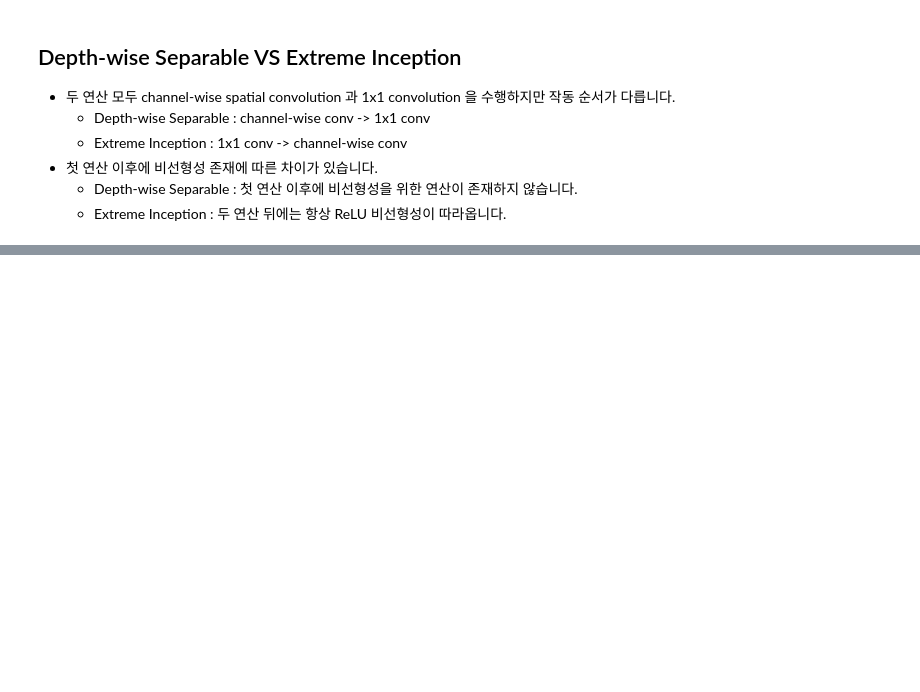
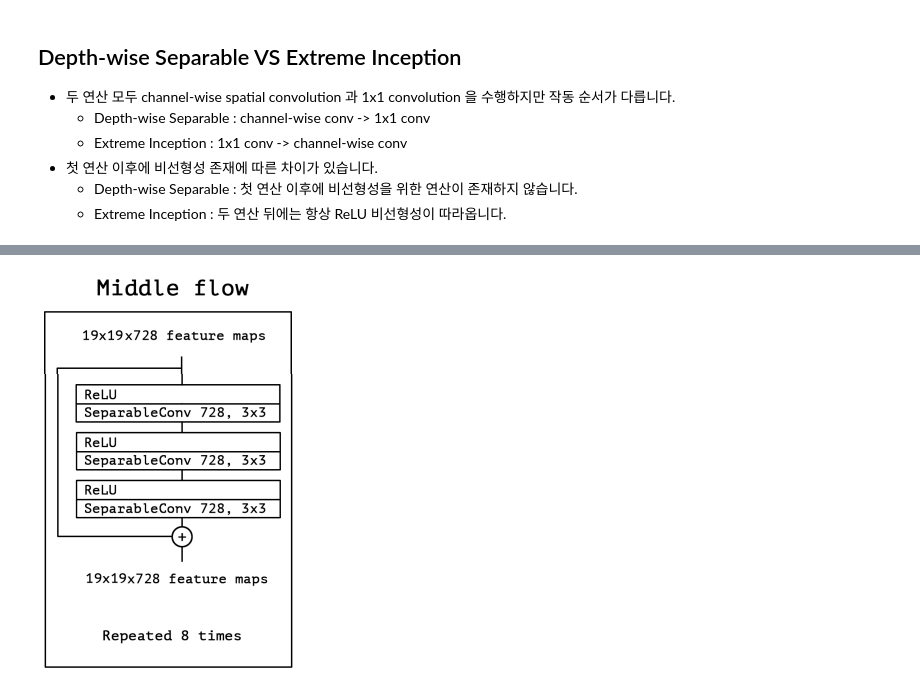
Before and after one commit to MilyangParkJaeHun/PapersWithCode, a Jupyter notebook: BackboneNetwork/Xception/Xception.ipynb, the cells around one changed output, grey strips where cells are left out. Saved outputs shown, nothing was run; the diff lists cells and outputs as text; code cells hidden in the pictures; blank space fills up the shorter version.

```diff
--- a/BackboneNetwork/Xception/Xception.ipynb
+++ b/BackboneNetwork/Xception/Xception.ipynb
@@ -272,0 +281,4 @@ pointwise convolution 연산의 결과이므로
+# %%
+Image('image/xception_middle_flow.png')
+# %% [output]
+[figure, added]
```
Also changed, not shown: parts of 4 cells of this notebook, 4 other files.
